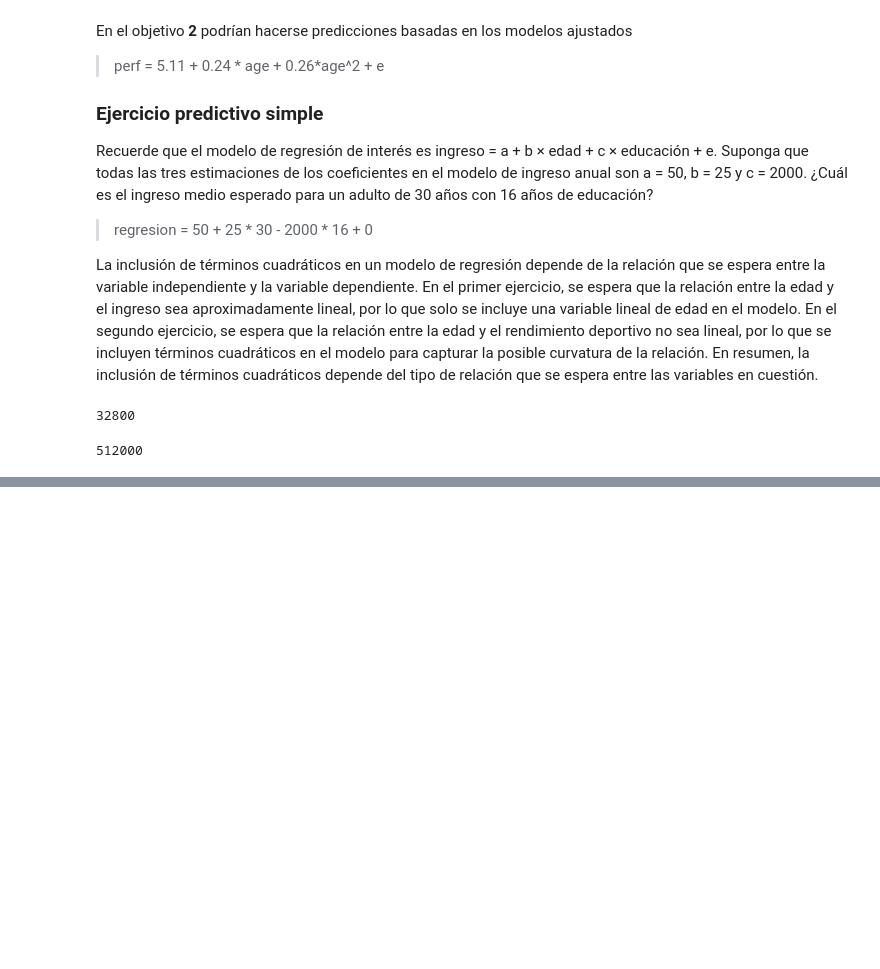
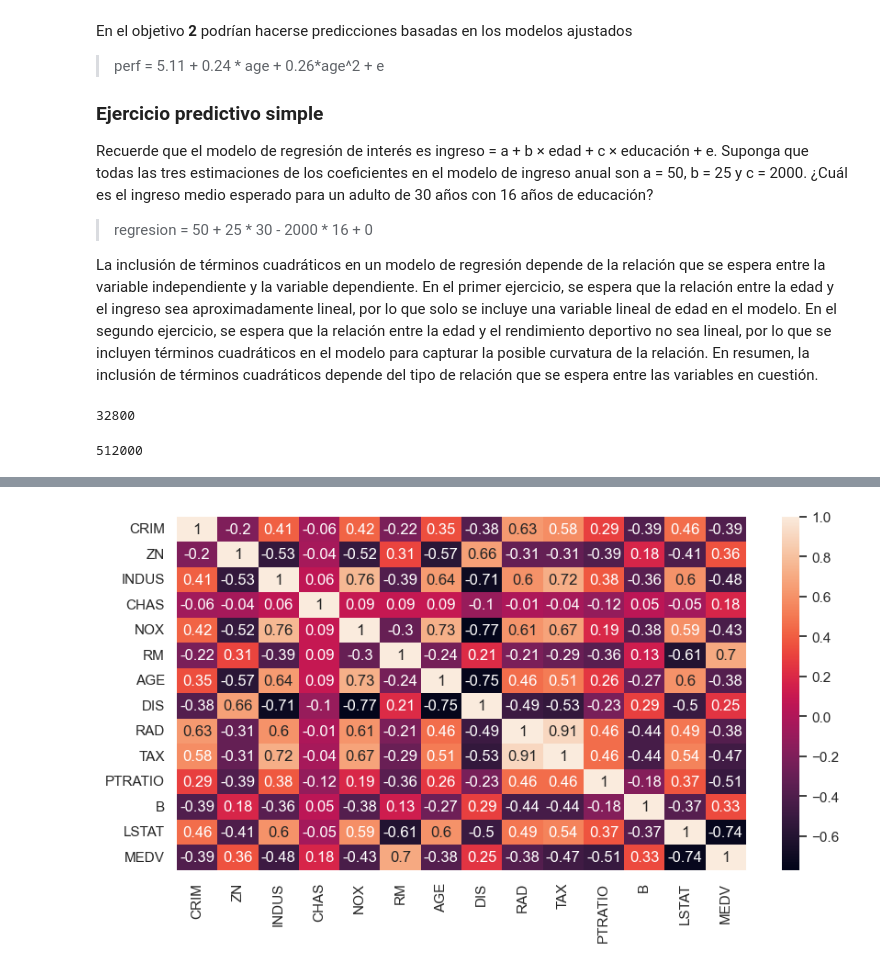
Before and after one commit to onavarrete04/Introduccion-Ciencia-Datos, a Jupyter notebook: 2023_modelos_estadísticos_datos.ipynb, the cells around one changed output, grey strips where cells are left out. Saved outputs shown, nothing was run; the diff lists cells and outputs as text; code cells hidden in the pictures; blank space fills up the shorter version.

```diff
--- a/2023_modelos_estadísticos_datos.ipynb
+++ b/2023_modelos_estadísticos_datos.ipynb
@@ -104,0 +245,8 @@ regresion
+# %%
+correlation_matrix = boston.corr().round(2)
+
+sns.set(rc={'figure.figsize':(10,5)})
+sns.heatmap(data=correlation_matrix, annot=True)
+plt.show()
+# %% [output]
+[figure, added]
```
Also changed, not shown: parts of 18 cells of this notebook, 14 other files.
